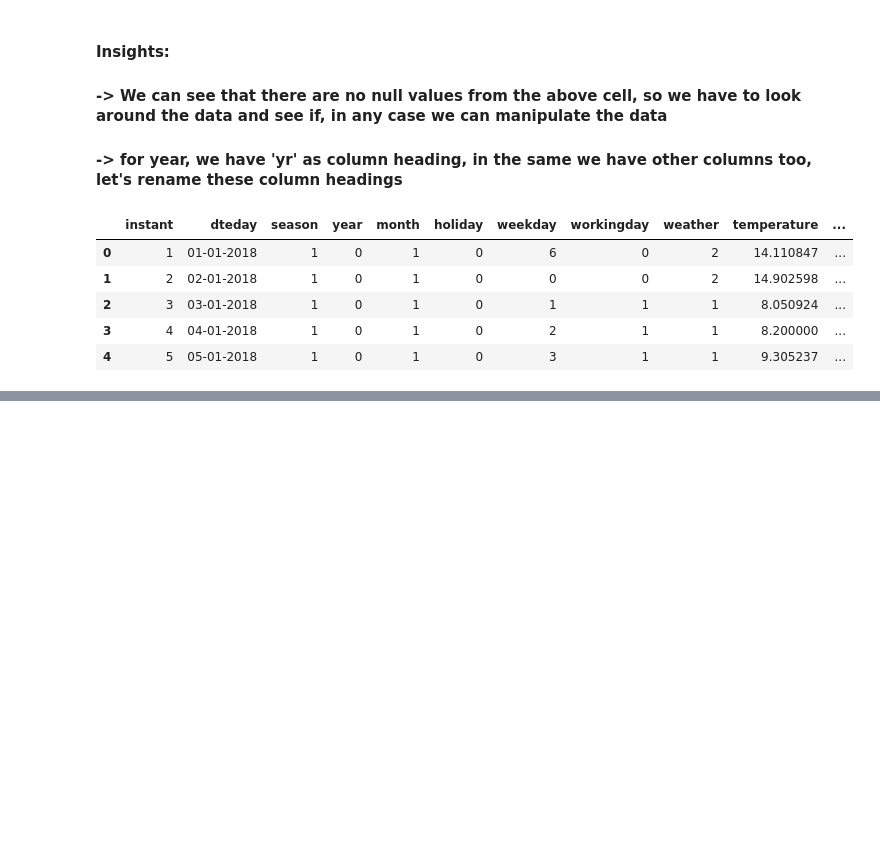
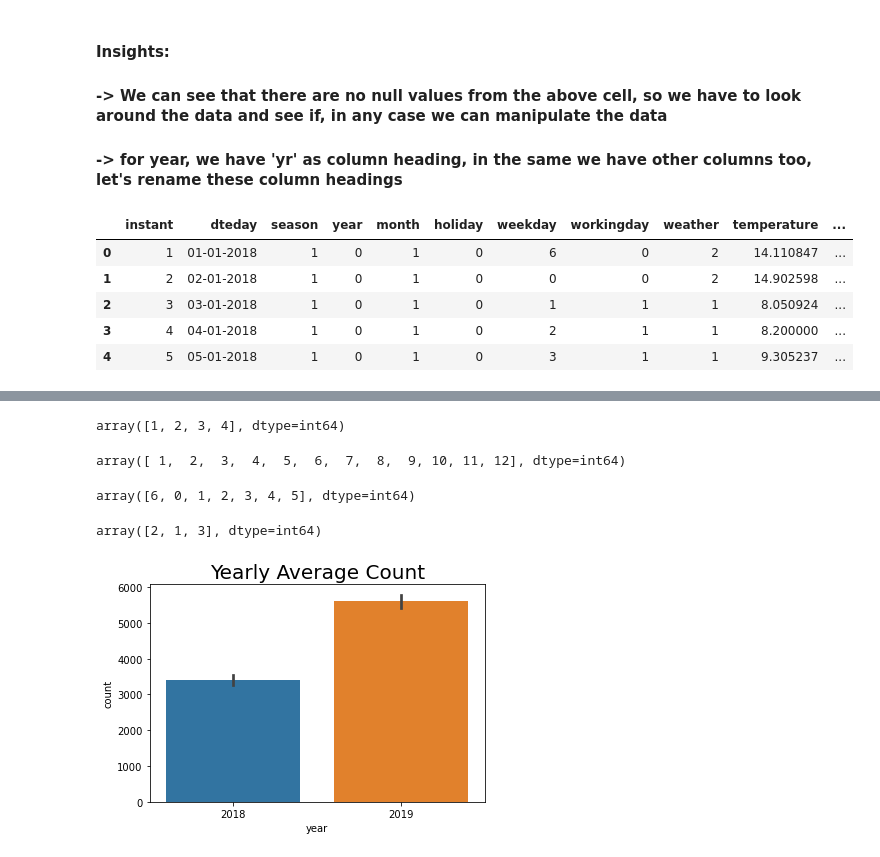
Before and after one commit to thomson18/LR-Model, a Jupyter notebook: LR_Model.ipynb, the cells around one changed output, grey strips where cells are left out. Drawn from its saved outputs; the diff is of its cells as text; code cells hidden in the pictures; blank space fills up the shorter version.

```diff
--- a/LR_Model.ipynb
+++ b/LR_Model.ipynb
@@ -178,0 +195,9 @@ data.head()
+# %%
+# creating new dataframe by removing uneccessary/extra columns and assigning new dataframe bike with remaining columns
+
+bike_new = ['season', 'year', 'month', 'holiday', 'weekday',
+       'workingday', 'weather', 'temperature', 'atemp', 'humidity',
+       'windspeed', 'casual', 'registered', 'count']
+
+bike = data[bike_new]
+bike.head()
@@ -178,0 +211,29 @@ data.head()
+# %%
+bike.season.unique()
+# %% [output]
+array([1, 2, 3, 4], dtype=int64)
+# %%
+bike.month.unique()
+# %% [output]
+array([ 1,  2,  3,  4,  5,  6,  7,  8,  9, 10, 11, 12], dtype=int64)
+# %%
+bike.weekday.unique()
+# %% [output]
+array([6, 0, 1, 2, 3, 4, 5], dtype=int64)
+# %%
+bike.weather.unique()
+# %% [output]
+array([2, 1, 3], dtype=int64)
+# %%
+# mapping Year varible proper names for better visibilty
+
+bike['year'] = bike['year'].map({0:'2018',1:'2019'})
+
+
+# Visualising Yearly count of rented bikes
+
+sns.barplot(bike['year'],bike['count'])
+plt.title('Yearly Average Count', fontsize = 20)
+plt.show()
+# %% [output]
+[figure, added]
```
Also changed, not shown: parts of 8 cells of this notebook.
